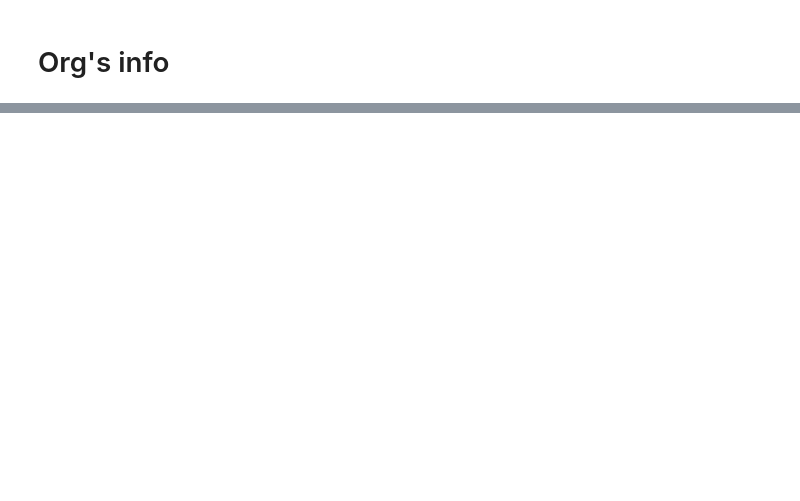
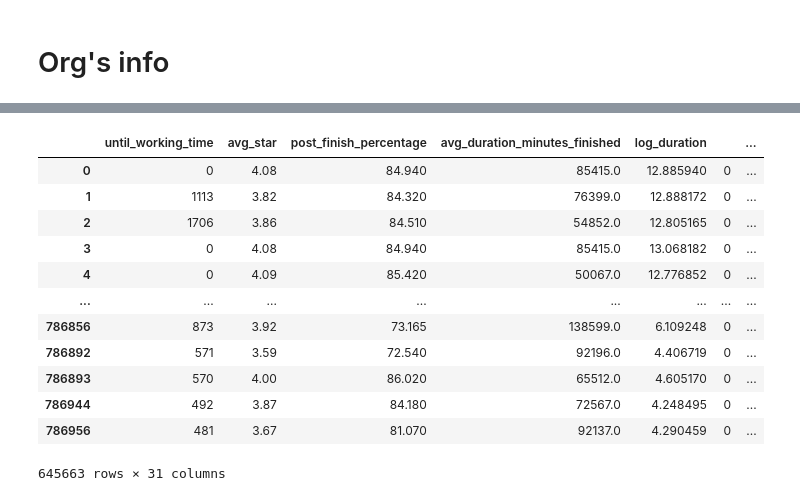
Before and after one commit to CP-RektMart/traffy-sunglui, a Jupyter notebook: ML/data_prep.ipynb, the cells around one changed output, grey strips where cells are left out. Cells and saved outputs as stored; diff of their text form; code cells hidden in the pictures; blank space fills up the shorter version.

```diff
--- a/ML/data_prep.ipynb
+++ b/ML/data_prep.ipynb
@@ -245,0 +275,54 @@ filtered_df[['orgs_list'] + target_cols]
+# %%
+types = [
+ '',
+ 'ป้าย',
+ 'ความสะอาด',
+ 'แสงสว่าง',
+ 'สอบถาม',
+ 'ร้องเรียน',
+ 'การเดินทาง',
+ 'จราจร',
+ 'ท่อระบายน้ำ',
+ 'สะพาน',
+ 'เสียงรบกวน',
+ 'ต้นไม้',
+ 'คนจรจัด',
+ 'คลอง',
+ 'ถนน',
+ 'เสนอแนะ',
+ 'กีดขวาง',
+ 'สายไฟ',
+ 'PM2.5',
+ 'น้ำท่วม',
+ 'ทางเท้า',
+ 'สัตว์จรจัด',
+ 'ความปลอดภัย',
+ 'ห้องน้ำ',
+ 'ป้ายจราจร',
+ 'Others'
+]
+
+feature_cols = [
+    'until_working_time',
+    'avg_star',
+    'post_finish_percentage',
+    'avg_duration_minutes_finished',
+    'log_duration',
+]
+
+filtered_df = filtered_df[feature_cols + types]
+filtered_df
+# %% [output]
+|  | until_working_time | avg_star | post_finish_percentage | avg_duration_minutes_finished | log_duration |  | ... |
+| 0 | 0 | 4.08 | 84.940 | 85415.0 | 12.885940 | 0 | ... |
+| 1 | 1113 | 3.82 | 84.320 | 76399.0 | 12.888172 | 0 | ... |
+| 2 | 1706 | 3.86 | 84.510 | 54852.0 | 12.805165 | 0 | ... |
+| 3 | 0 | 4.08 | 84.940 | 85415.0 | 13.068182 | 0 | ... |
+| 4 | 0 | 4.09 | 85.420 | 50067.0 | 12.776852 | 0 | ... |
+| ... | ... | ... | ... | ... | ... | ... | ... |
+| 786856 | 873 | 3.92 | 73.165 | 138599.0 | 6.109248 | 0 | ... |
+| 786892 | 571 | 3.59 | 72.540 | 92196.0 | 4.406719 | 0 | ... |
+| 786893 | 570 | 4.00 | 86.020 | 65512.0 | 4.605170 | 0 | ... |
+| 786944 | 492 | 3.87 | 84.180 | 72567.0 | 4.248495 | 0 | ... |
+| 786956 | 481 | 3.67 | 81.070 | 92137.0 | 4.290459 | 0 | ... |
+645663 rows × 31 columns
```
Also changed, not shown: parts of 19 cells of this notebook, 1 other file.
